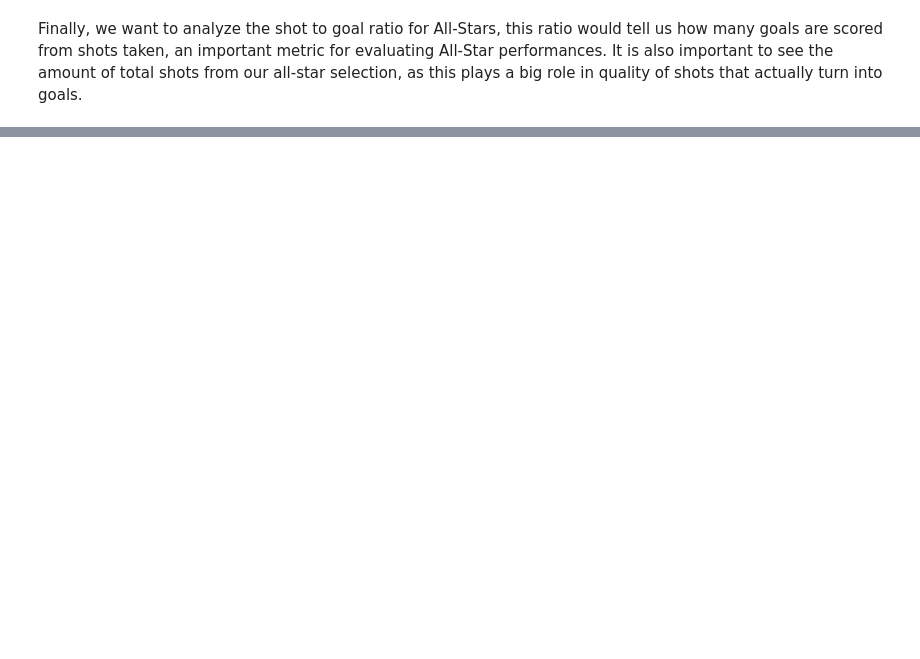
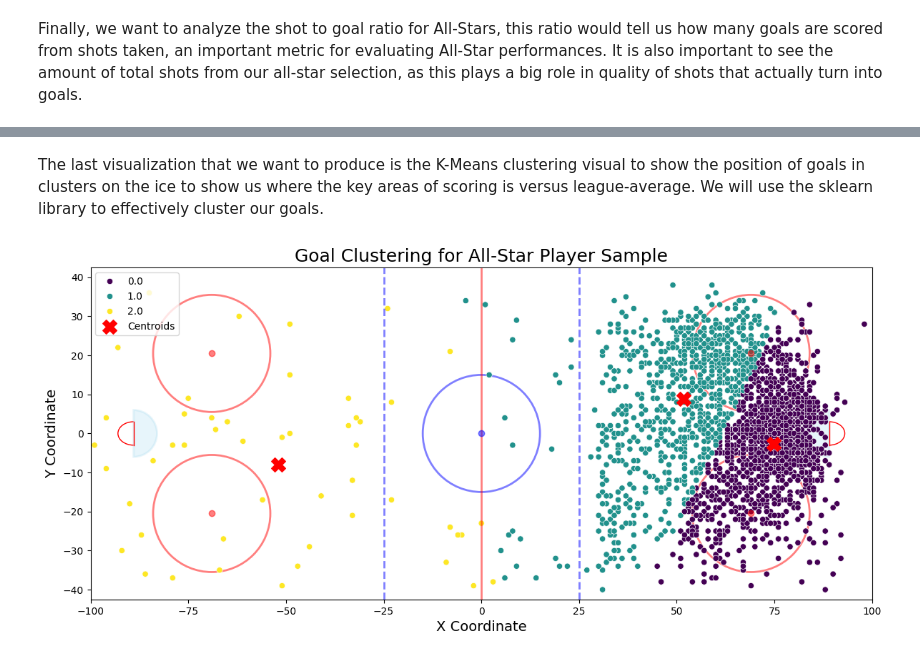
Before and after one commit to mattzirp/pucks_to_the_net, a Jupyter notebook: all_stars.ipynb, the cells around one changed output, grey strips where cells are left out. Cells and saved outputs as stored; diff of their text form; code cells hidden in the pictures; blank space fills up the shorter version.

```diff
--- a/all_stars.ipynb
+++ b/all_stars.ipynb
@@ -328,0 +376,41 @@ print("Total Shots:", total_shots)
+# %% [markdown]
+The last visualization that we want to produce is the K-Means clustering visual to show the position of goals in clusters on the ice to show us where the key areas of scoring is versus league-average. We will use the sklearn library to effectively cluster our goals.
+# %%
+import matplotlib.pyplot as plt
+import seaborn as sns
+from sklearn.cluster import KMeans
+import pandas as pd
+
+num_clusters = 3  #We want to see the top 3 cluster areas for goals
+all_star_shot_data = pd.concat(players.values(), ignore_index=True)
+all_star_shot_locations = all_star_shot_data[all_star_shot_data['event'].isin(['Goal'])][['st_x', 'st_y']].dropna().copy()
+# Apply K-Means Clustering
+kmeans_all_star = KMeans(n_clusters=num_clusters, random_state=1) # Keep Random State set for reproductability
+kmeans_all_star.fit(all_star_shot_locations)
+# Assign cluster labels back to the original DataFrame (only to non-null rows)
+all_star_shot_data.loc[all_star_shot_locations.index, 'Cluster'] = kmeans_all_star.labels_
+
+# Create visual for All-Star shot clustering
+
+fig, ax = plt.subplots(figsize=(12, 8))
+draw_rink(ax)
+
+# Scatter plot of All-Star shot clusters
+sns.scatterplot(x=all_star_shot_data['st_x'], y=all_star_shot_data['st_y'],
+                hue=all_star_shot_data['Cluster'], palette='viridis', ax=ax)
+
+# Mark cluster centroids
+ax.scatter(kmeans_all_star.cluster_centers_[:, 0], kmeans_all_star.cluster_centers_[:, 1],
+           color='red', marker='X', s=200, label='Centroids')
+
+# Set plot title and labels
+ax.set_title("Goal Clustering for All-Star Player Sample", fontsize=18)
+ax.set_xlabel("X Coordinate", fontsize=14)
+ax.set_ylabel("Y Coordinate", fontsize=14)
+ax.legend()
+
+# Show plot
+plt.tight_layout()
+plt.show()
+# %% [output]
+[figure, added]
```
Also changed, not shown: parts of 7 cells of this notebook, 1 other file.
